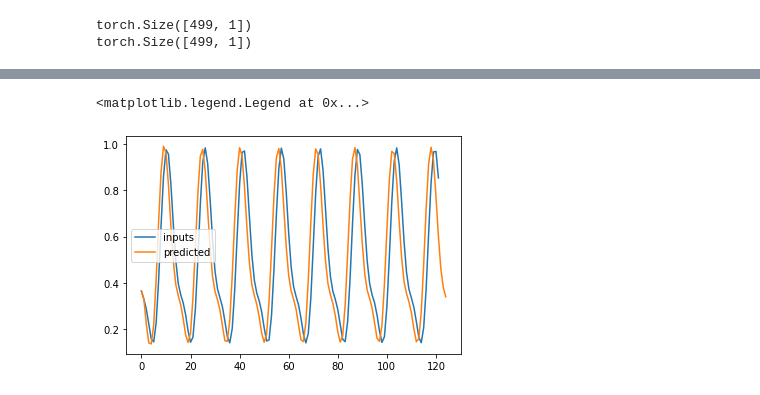
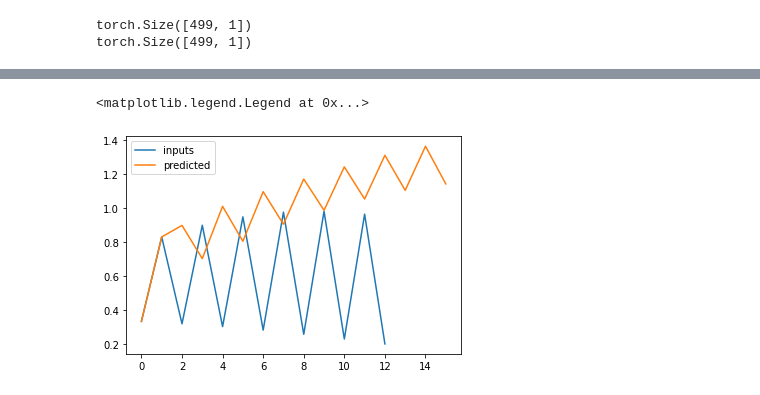
Before and after one commit to KatieJ16/Time_Space_multiscale, a Jupyter notebook: remake/double/toy2a_multiscale_model_fitting-Copy1.ipynb, the cells around one changed output, grey strips where cells are left out. Cells and saved outputs as stored; diff of their text form; code cells hidden in the pictures.

Commit message:
working on doing many timesteps and compare

```diff
--- a/remake/double/toy2a_multiscale_model_fitting-Copy1.ipynb
+++ b/remake/double/toy2a_multiscale_model_fitting-Copy1.ipynb
@@ -230,3 +234,24 @@ torch.Size([499, 1])
+# %%
+def form_data(data, step_size = 1):
+    """
+    Forms data to input to network.
+
+    inputs:
+        data: torch. shape, (n_points, n_timesteps, 1, 1)
+        step_size: int
+
+    outputs:
+        inputs, torch shape (max_points, 3)
+        outputs, torch shape (max_points, 1)
+    """
+    print("data shape = ", data.shape)
+    train_data = data[:,::step_size]
+    inputs = torch.cat((train_data[:,:-3,0], train_data[:,1:-2,0], train_data[:,2:-1,0]), axis = 2)
+    inputs = torch.flatten(inputs, end_dim=1)
+    outputs = train_data[:,3:,0]
+    outputs = torch.flatten(outputs, end_dim=1)
+
+    return inputs, outputs
 # %%
 import ResNet as tnet
 #====================================================================================
@@ -309,5 +320,5 @@ def train_one_timestep(step_size, train_data, val_data=None, test_data=None, cur
 # %%
-step_size = 4
+step_size = 32
 model_time = train_one_timestep(step_size, train_dict['1'], val_dict['1'])
 # %% [output]
 inside train_one_timestep
@@ -331,32 +329,32 @@ epoch  900 : train_error:  6.0067123e-06 : val_loss  6.2651616e-06
 # %%
 # print(torch.tensor(x[0:1]).unsqueeze(1))
 # inputs = np.zeros((498, 2))
 # inputs = torch.cat((train_dict['1'][0,:-2,0], train_dict['1'][0,1:-1,0]), axis = 1)
 data_smaller = train_dict['1'][:,::step_size]
-i = 5
+i = 3
 inputs = torch.cat((data_smaller[i,:-3,0], data_smaller[i,1:-2,0], data_smaller[i,2:-1,0]), axis = 1)
 outputs = data_smaller[i,3:,0]
 # inputs = inputs[::step_size]
 # outputs = outputs[::4]
 
 # inputs = train_dict['1'][0,:-1,0]
 # outputs = train_dict['1'][0,2:,0]
 inputs_first = torch.tensor(inputs[:-1])
 plt.plot(inputs[:,0], label = "inputs")
 # plt.plot(outputs[:,0], label = "outputs")#,'--bo')
 t = 0
 y_pred = model_time(inputs_first[0:3].float())
 y_pred = torch.cat((inputs_first[0:3,0:2].float(),y_pred), axis = 1)
 to_plot = [y_pred.detach().numpy()[0,0]]
 # plt.plot(t,y_pred.detach().numpy()[0,0],'.')
 for i in range(int(498/step_size)):
     y_next = model_time(y_pred)
     y_next = torch.cat((y_pred[:, 1:3],y_next), axis = 1)
     to_plot.append(y_next.detach().numpy()[0,0])
 #     plt.plot(i + 2, y_next.detach().numpy()[0,0],'.')
     y_pred = y_next
 plt.plot(to_plot, label = "predicted")
 plt.legend()
 # %% [output]
 <matplotlib.legend.Legend at 0x...>
-[figure, old version]
+[figure, new version]
```
Also changed, not shown: parts of 6 cells of this notebook, 1 other file.
